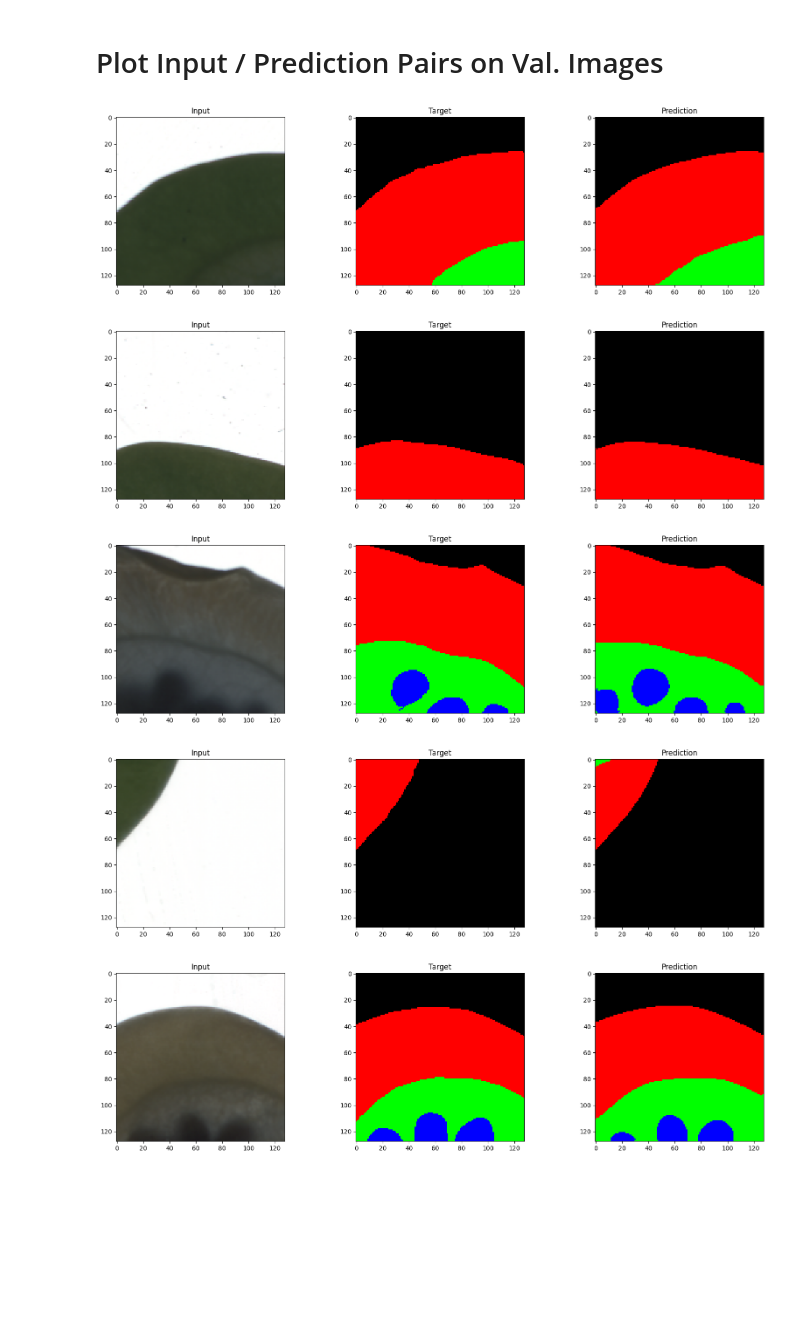
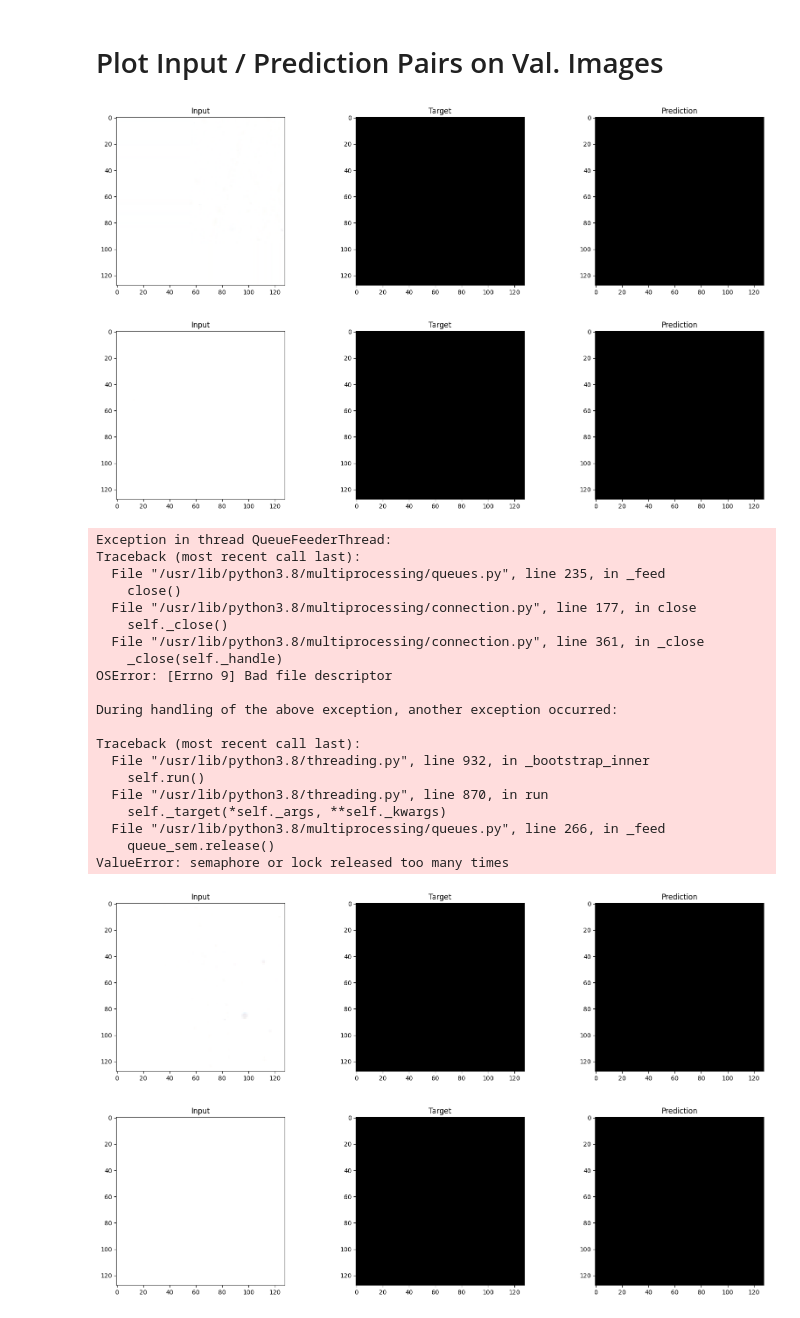
Before and after one commit to pikruse/pennycress-unet, a Jupyter notebook: notebooks/multiclass_segmentation.ipynb, the cells around one changed output. Drawn from its saved outputs; the diff is of its cells as text; code cells hidden in the pictures; blank space fills up the shorter version.

Commit message:
added train function, loss plot changes, etc.

```diff
--- a/notebooks/multiclass_segmentation.ipynb
+++ b/notebooks/multiclass_segmentation.ipynb
@@ -421,13 +275,39 @@ Plot.plot_loss(log_path='../logs/log.csv',
 # %% [markdown]
 # Plot Input / Prediction Pairs on Val. Images
 # %%
+val_loader = DataLoader(
+    val_generator,
+    batch_size=32,
+    shuffle=True,
+    num_workers=32,
+    pin_memory=True)
+
 reload(Plot)
 Plot.plot_val_images(val_loader=val_loader,
                      model=unet,
                      device=device)
 # %% [output]
-[figure, old version]
+[figure, new version]
-[figure, old version]
+[figure, new version]
+Exception in thread QueueFeederThread:
+Traceback (most recent call last):
+  File "/usr/lib/python3.8/multiprocessing/queues.py", line 235, in _feed
+    close()
+  File "/usr/lib/python3.8/multiprocessing/connection.py", line 177, in close
+    self._close()
+  File "/usr/lib/python3.8/multiprocessing/connection.py", line 361, in _close
+    _close(self._handle)
+OSError: [Errno 9] Bad file descriptor
+
+During handling of the above exception, another exception occurred:
+
+Traceback (most recent call last):
+  File "/usr/lib/python3.8/threading.py", line 932, in _bootstrap_inner
+    self.run()
+  File "/usr/lib/python3.8/threading.py", line 870, in run
+    self._target(*self._args, **self._kwargs)
+  File "/usr/lib/python3.8/multiprocessing/queues.py", line 266, in _feed
+    queue_sem.release()
+ValueError: semaphore or lock released too many times
-[figure, old version]
+[figure, new version]
-[figure, old version]
+[figure, new version]
-[figure, removed]
```
Also changed, not shown: parts of 9 cells of this notebook, 4 other files.
